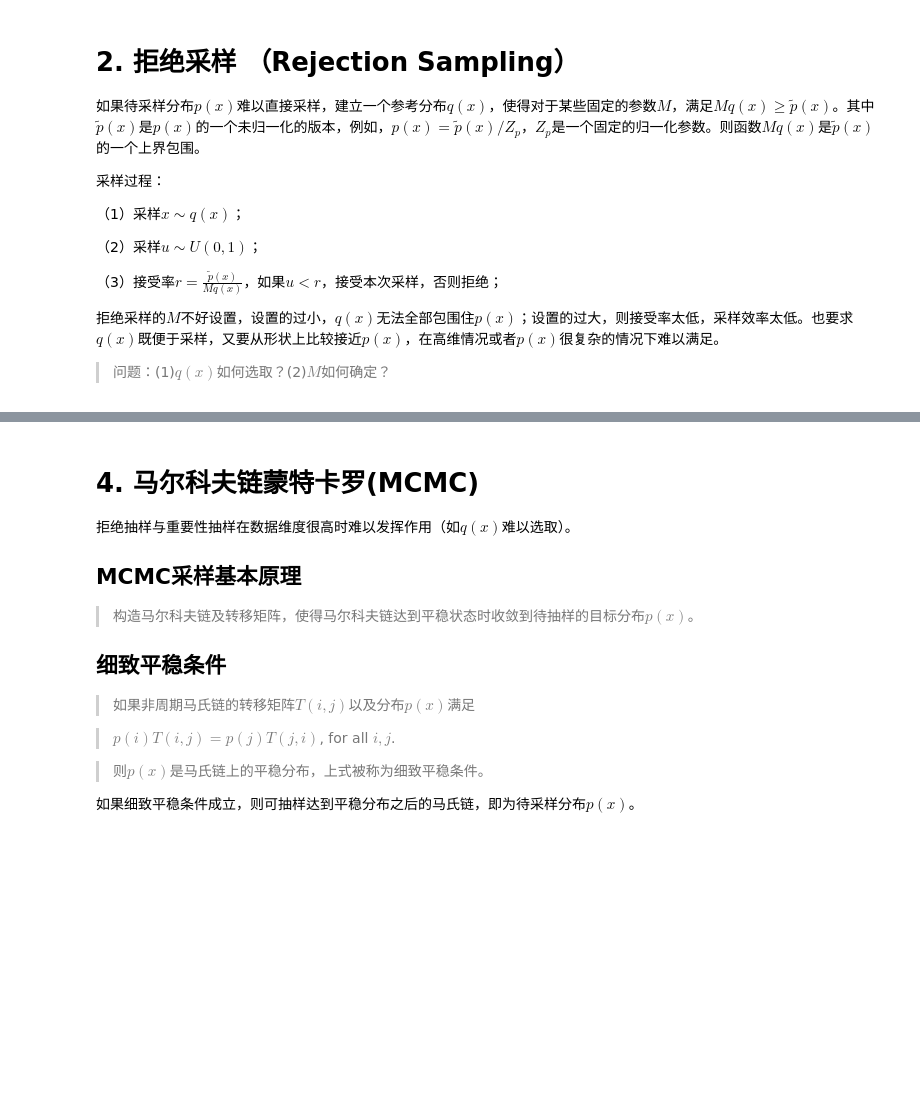
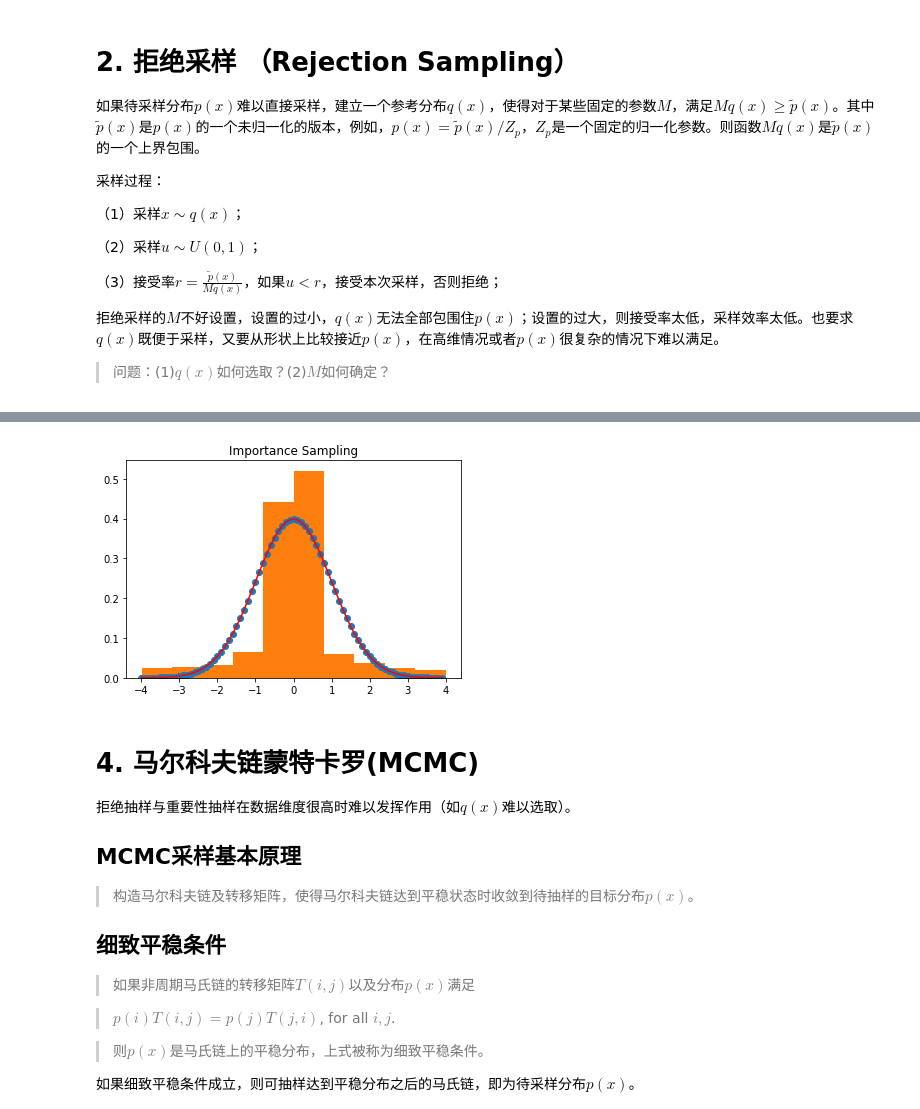
Before and after one commit to feynmanma7/recommend_system, a Jupyter notebook: 概率图模型.ipynb, the cells around one changed output, grey strips where cells are left out. Cells and saved outputs as stored; diff of their text form; code cells hidden in the pictures; blank space fills up the shorter version.

```diff
--- a/概率图模型.ipynb
+++ b/概率图模型.ipynb
@@ -104,3 +149,32 @@ plt.show()
+# %%
+w = []
+p = []
+q = []
+# sampling from q(x)
+for i in np.arange(-4, 4, 0.001):
+    q_i = np.random.uniform(-4, 4)
+    q.append(q_i)
+
+    p_i = 1. / math.sqrt(2 * math.pi) * math.exp(- i ** 2 / 2)
+    p.append(p_i)
+
+    w.append(p_i / abs(q_i))
+
+# normalize weight
+w = list(map(lambda x : x / sum(w), w))
+# %%
+# resampling
+samples = sampling(q, w, n_samples=10000)
+
+x = np.arange(-4, 4, 0.1)
+y = list(map(lambda i : 1. / math.sqrt(2 * math.pi) * math.exp(-i ** 2 / 2), x))
+plt.plot(x, y, 'o')
+plt.plot(x, y, 'r')
+plt.title('Importance Sampling')
+plt.hist(samples, normed = 1)
+plt.show()
+# %% [output]
+[figure, added]
 # %% [markdown]
 # 4. 马尔科夫链蒙特卡罗(MCMC)
 
```
Also changed, not shown: parts of 4 cells of this notebook.
